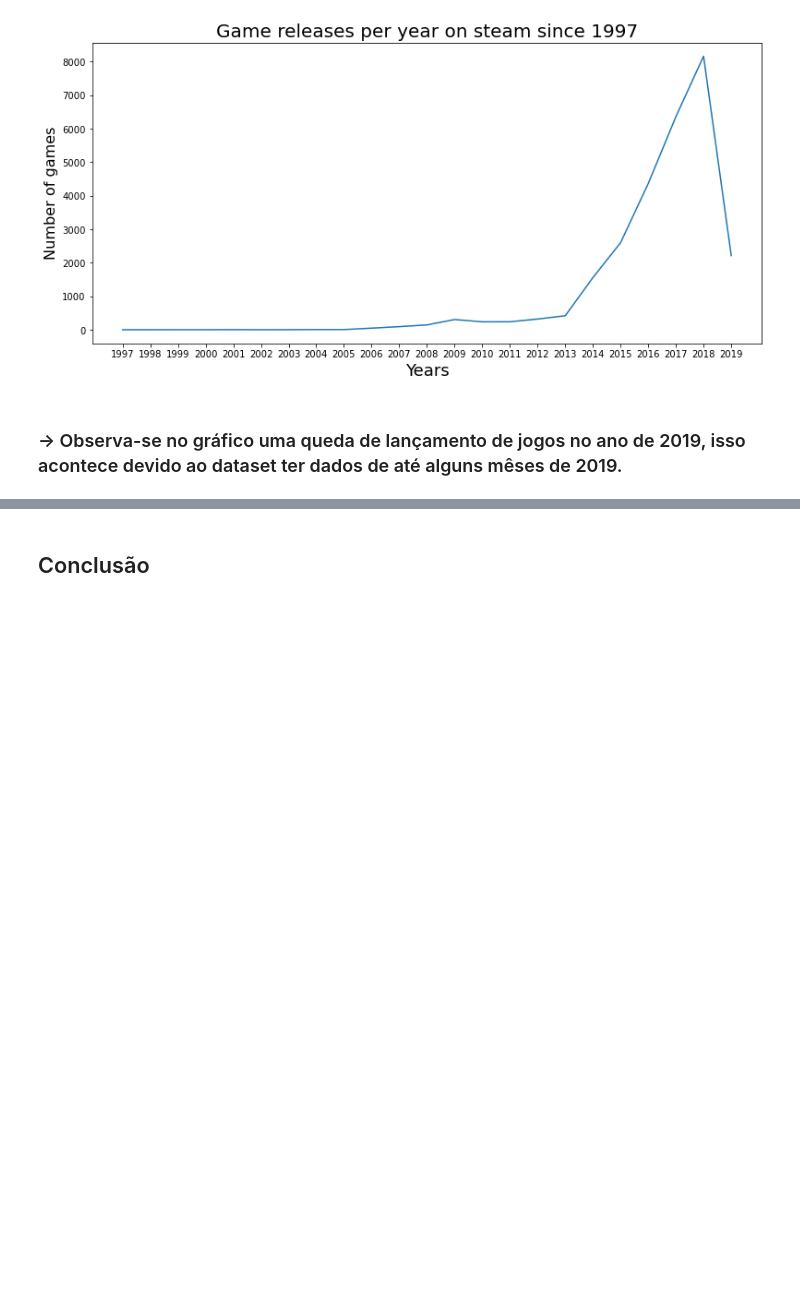
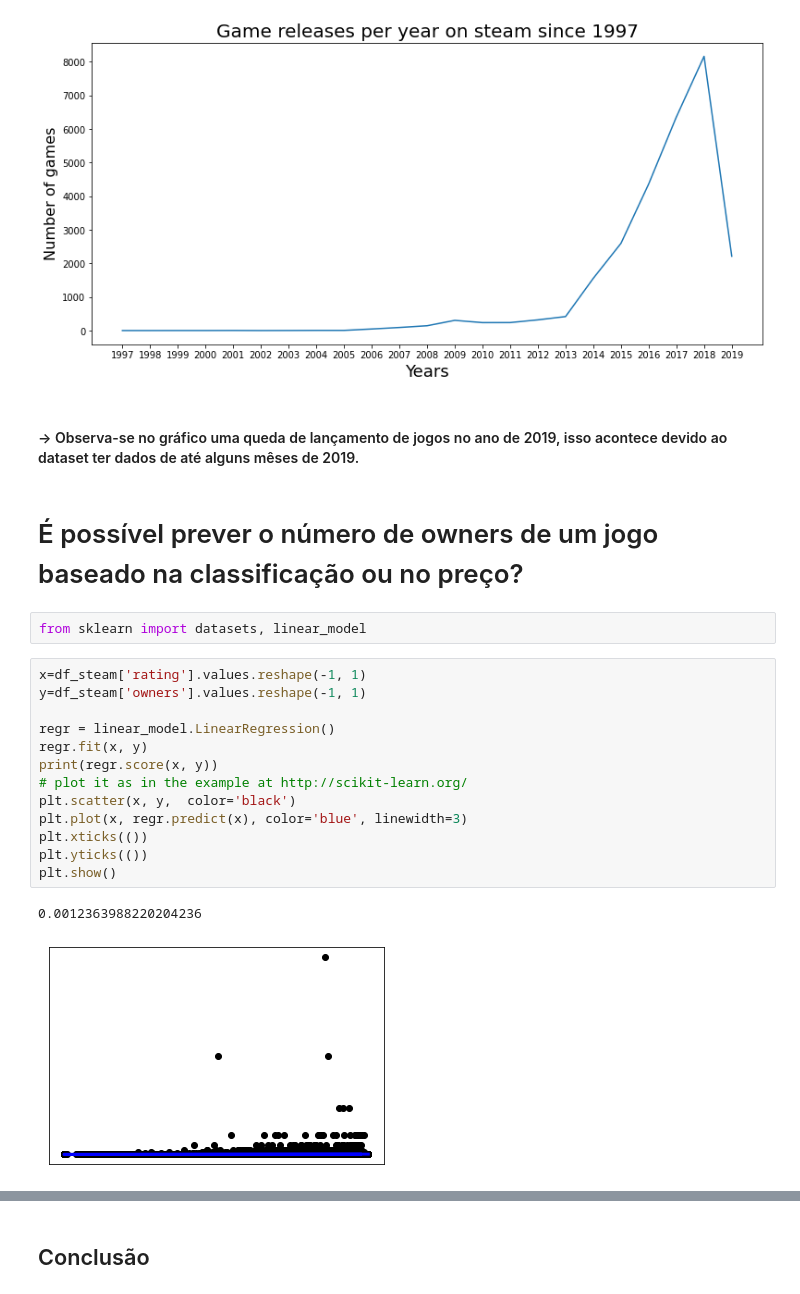
Before and after one commit to erikalira/projeto-icd, a Jupyter notebook: Relatorio_Final.ipynb, the cells around one changed output, grey strips where cells are left out. Drawn from its saved outputs; the diff is of its cells as text; blank space fills up the shorter version.

```diff
--- a/Relatorio_Final.ipynb
+++ b/Relatorio_Final.ipynb
@@ -310,4 +310,24 @@ plt.show()
 # %% [output]
 [figure]
 # %% [markdown]
-### -> Observa-se no gráfico uma queda de lançamento de jogos no ano de 2019, isso acontece devido ao dataset ter dados de até alguns mêses de 2019.
+#### -> Observa-se no gráfico uma queda de lançamento de jogos no ano de 2019, isso acontece devido ao dataset ter dados de até alguns mêses de 2019.
+# %% [markdown]
+# É possível prever o número de owners de um jogo baseado na classificação ou no preço?
+# %%
+from sklearn import datasets, linear_model
+# %%
+x=df_steam['rating'].values.reshape(-1, 1)
+y=df_steam['owners'].values.reshape(-1, 1)
+
+regr = linear_model.LinearRegression()
+regr.fit(x, y)
+print(regr.score(x, y))
+# plot it as in the example at http://scikit-learn.org/
+plt.scatter(x, y,  color='black')
+plt.plot(x, regr.predict(x), color='blue', linewidth=3)
+plt.xticks(())
+plt.yticks(())
+plt.show()
+# %% [output]
+0.0012363988220204236
+[figure, added]
```
Also changed, not shown: parts of 22 cells of this notebook.
